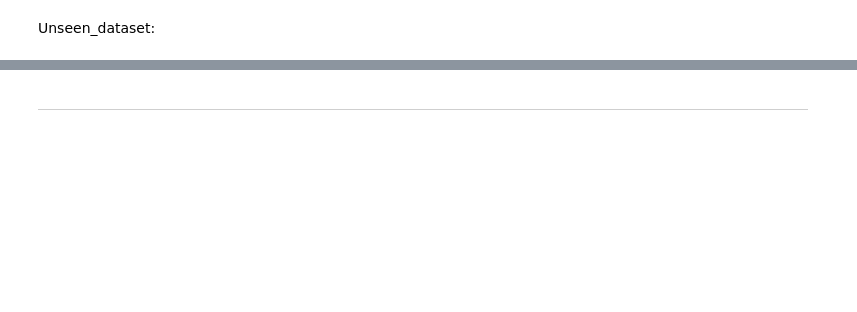
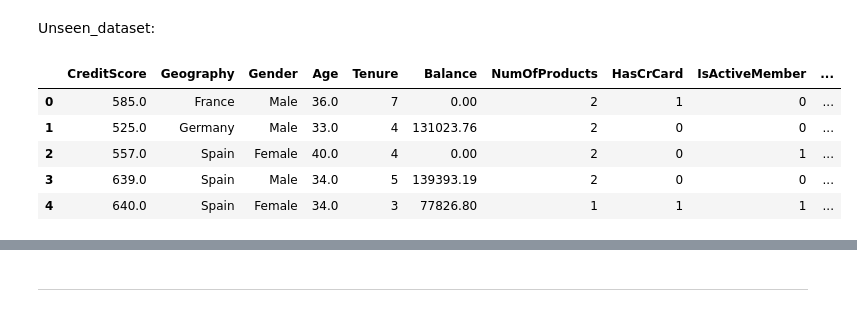
Before and after one commit to rashmiKumari03/Customer_Churn_Prediction, a Jupyter notebook: notebook/Checking_for_new_data.ipynb, the cells around one changed output, grey strips where cells are left out. Saved outputs shown, nothing was run; the diff lists cells and outputs as text; code cells hidden in the pictures; blank space fills up the shorter version.

Commit message:
updated notebook for unseen data

```diff
--- a/notebook/Checking_for_new_data.ipynb
+++ b/notebook/Checking_for_new_data.ipynb
@@ -73,20 +92,12 @@ RandomForestClassifier(bootstrap=False, n_estimators=200)
 # %% [markdown]
 Unseen_dataset:
 # %%
-data = {
-    'RowNumber': [1, 2, 3],
-    'CustomerId': [15600000, 15600001, 15600002],
-    'Surname': ['Liu', 'Sabbatini', 'Walker'],
-    'CreditScore': [709, 772, 792],
-    'Geography': ['France', 'Germany', 'France'],
-    'Gender': ['Female', 'Male', 'Female'],
-    'Age': [36, 38, 28],
-    'Tenure': [7, 3, 4],
-    'Balance': [0.00, 75075.31, 130142.79],
-    'NumOfProducts': [3, 2, 2],
-    'HasCrCard': [0, 1, 1],
-    'IsActiveMember': [1, 1, 0],
-    'EstimatedSalary': [42085.58, 62888.52, 38190.78]
-}
-
-df_new_data = pd.DataFrame(data)
+test_data = pd.read_csv("../Artifacts/Datasets/test.csv")
+test_data.head()
+# %% [output]
+|  | CreditScore | Geography | Gender | Age | Tenure | Balance | NumOfProducts | HasCrCard | IsActiveMember | ... |
+| 0 | 585.0 | France | Male | 36.0 | 7 | 0.00 | 2 | 1 | 0 | ... |
+| 1 | 525.0 | Germany | Male | 33.0 | 4 | 131023.76 | 2 | 0 | 0 | ... |
+| 2 | 557.0 | Spain | Female | 40.0 | 4 | 0.00 | 2 | 0 | 1 | ... |
+| 3 | 639.0 | Spain | Male | 34.0 | 5 | 139393.19 | 2 | 0 | 0 | ... |
+| 4 | 640.0 | Spain | Female | 34.0 | 3 | 77826.80 | 1 | 1 | 1 | ... |
```
Also changed, not shown: parts of 20 cells of this notebook.
